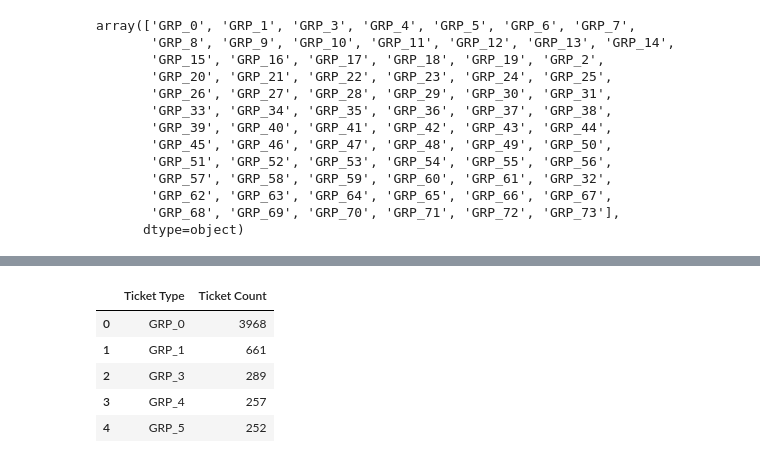
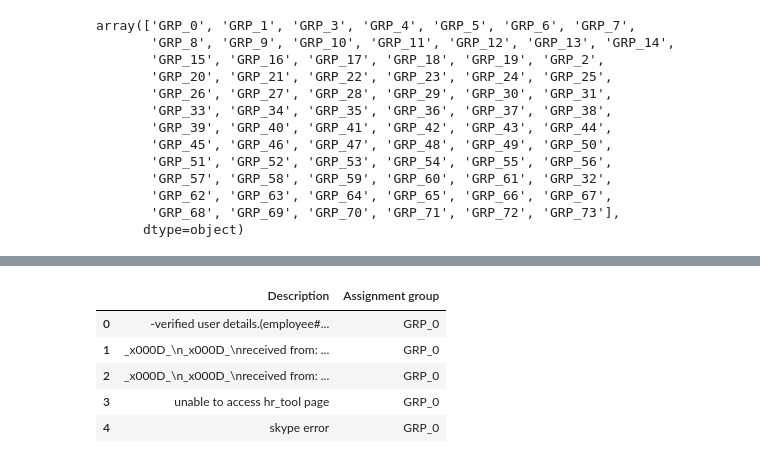
Before and after one commit to 0xkinley/PGP_AIML_CapstoneProject, a Jupyter notebook: EDA and Preprocessing - Notebook.ipynb, the cells around one changed output, grey strips where cells are left out. Cells and saved outputs as stored; diff of their text form; code cells hidden in the pictures.

```diff
--- a/EDA and Preprocessing - Notebook.ipynb
+++ b/EDA and Preprocessing - Notebook.ipynb
@@ -99,9 +114,11 @@ ticket_count.tail()
+# %%
+data = data.drop(['Short description', 'Caller'], axis=1)
 # %%
-ticket_count.head()
+data.head()
 # %% [output]
-|  | Ticket Type | Ticket Count |
-| 0 | GRP_0 | 3968 |
-| 1 | GRP_1 | 661 |
-| 2 | GRP_3 | 289 |
-| 3 | GRP_4 | 257 |
-| 4 | GRP_5 | 252 |
+|  | Description | Assignment group |
+| 0 | -verified user details.(employee#... | GRP_0 |
+| 1 | _x000D_\n_x000D_\nreceived from: ... | GRP_0 |
+| 2 | _x000D_\n_x000D_\nreceived from: ... | GRP_0 |
+| 3 | unable to access hr_tool page | GRP_0 |
+| 4 | skype error | GRP_0 |
```
Also changed, not shown: parts of 12 cells of this notebook.
